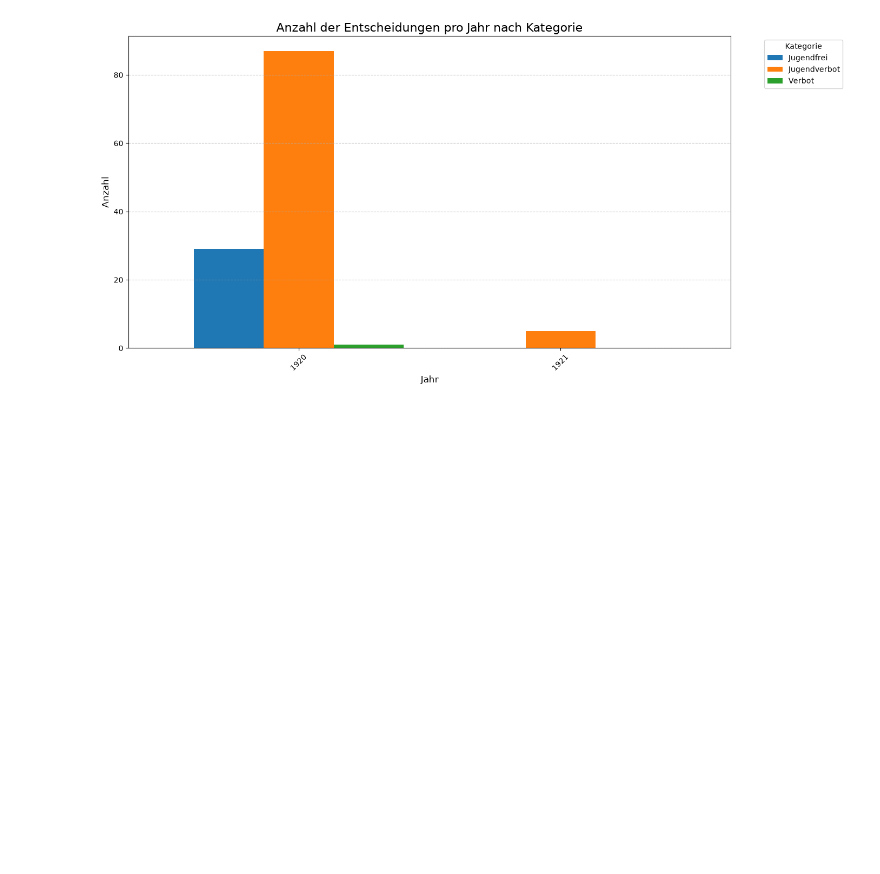
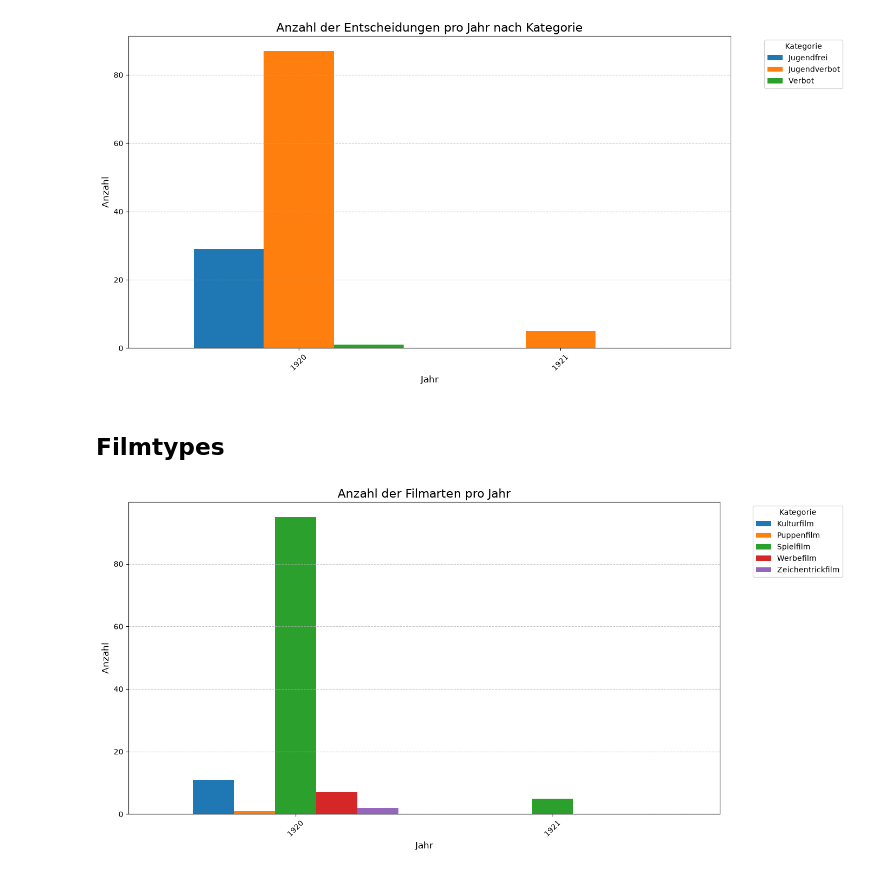
Before and after one commit to codemitdjango/german-film-censorship, a Jupyter notebook: src/analysis/analysis.ipynb, the cells around one changed output. Drawn from its saved outputs; the diff is of its cells as text; code cells hidden in the pictures; blank space fills up the shorter version.

Commit message:
Filmtypes + Countries

```diff
--- a/src/analysis/analysis.ipynb
+++ b/src/analysis/analysis.ipynb
@@ -11,7 +11,7 @@ from pathlib import Path
 # %% [markdown]
 # Load Data
 # %%
-BASE_DIR = Path("../../data/01_raw")
+BASE_DIR = Path("../../data/01_raw/R_9346-I_Zulassungskarten")
 
 metadata = []
 
@@ -126,3 +142,21 @@ plt.tight_layout()
 plt.show()
 # %% [output]
 [figure]
+# %% [markdown]
+## Filmtypes
+# %%
+df_grouped = df.groupby(['Jahr', 'Filmart']).size().unstack(fill_value=0)
+
+ax = df_grouped.plot(kind='bar', figsize=(14, 7), width=0.8)
+
+plt.title('Anzahl der Filmarten pro Jahr', fontsize=16)
+plt.xlabel('Jahr', fontsize=12)
+plt.ylabel('Anzahl', fontsize=12)
+plt.legend(title='Kategorie', bbox_to_anchor=(1.05, 1), loc='upper left')
+plt.xticks(rotation=45)
+plt.grid(axis='y', linestyle='--', alpha=0.7)
+
+plt.tight_layout()
+plt.show()
+# %% [output]
+[figure, added]
```
Also changed, not shown: parts of 4 cells of this notebook.
